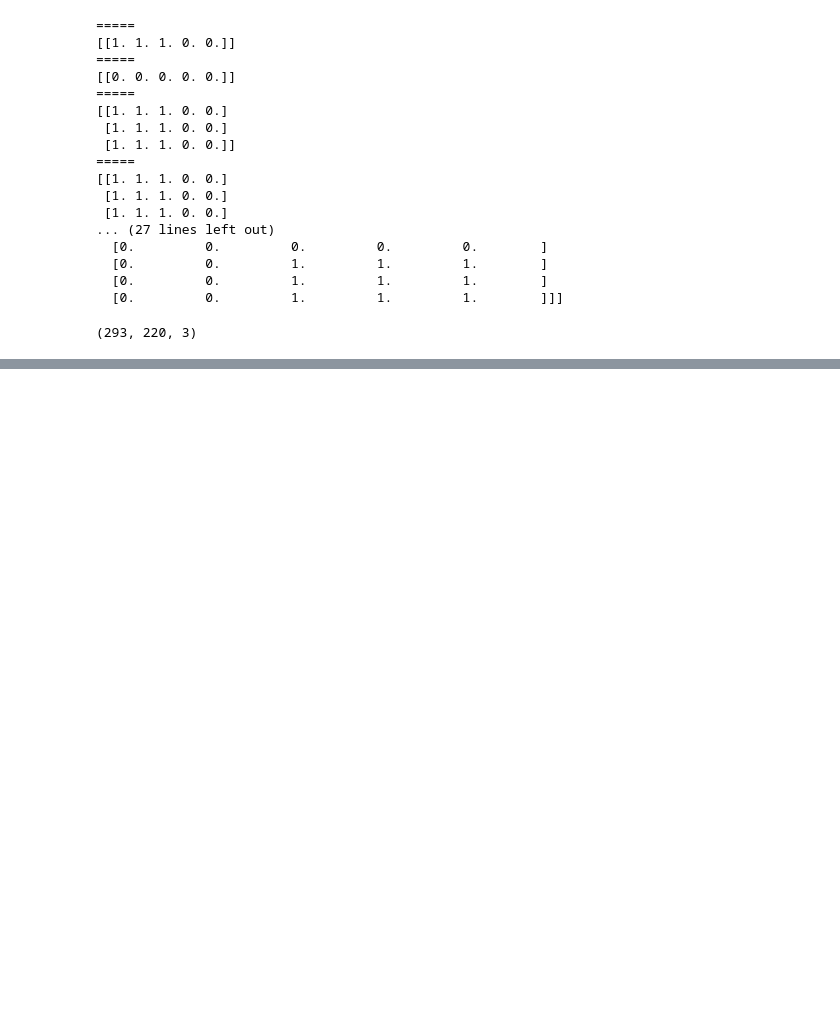
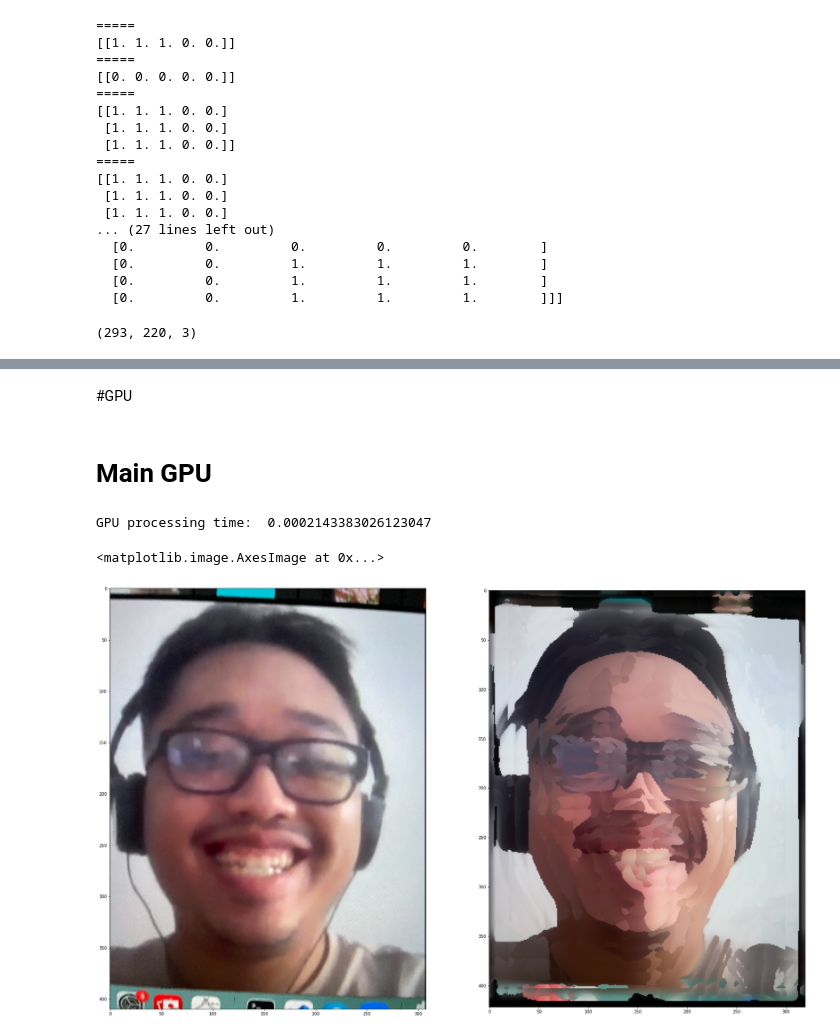
Before and after one commit to SonNNguyen/advancedhpc2022, a Jupyter notebook: Project.ipynb, the cells around one changed output, grey strips where cells are left out. Saved outputs shown, nothing was run; the diff lists cells and outputs as text; code cells hidden in the pictures; blank space fills up the shorter version.

```diff
--- a/Project.ipynb
+++ b/Project.ipynb
@@ -73,7 +73,7 @@ def conv2d(image, kernel):
         new_image = pad
     return new_image
 
-def Kuwahara(image, size):
+def Kuwahara(image, size, v_= None):
 
     image = image.astype(np.float64)
     output = np.zeros(image.shape)
@@ -124,13 +124,19 @@ def Kuwahara(image, size):
         mean[i] = conv2d(image, kernelstack[i]) 	                 # mean
         std[i] = conv2d(image**2, kernelstack[i]) - mean[i]**2 		 # variance
 
-    indices = np.argmin(std,0)
+    if v_ is not None:
+      indices = np.argmin(v_,0)
+      for i in range(image.shape[0]):
+          for k in range(image.shape[1]):
+              output[i,k] = mean[indices[i,k], i,k].astype('uint8')
+    else:
+      indices = np.argmin(std,0)
 
-    for i in range(image.shape[0]):
-        for k in range(image.shape[1]):
-            output[i,k] = mean[indices[i,k], i,k]
+      for i in range(image.shape[0]):
+          for k in range(image.shape[1]):
+              output[i,k] = mean[indices[i,k], i,k]
 
-    return output
+    return output, std
 # %%
 
 
@@ -266,0 +288,2 @@ ax2.imshow(original)
+# %% [markdown]
+#GPU
@@ -266,0 +409,45 @@ ax2.imshow(original)
+# %% [markdown]
+# Main GPU
+# %%
+
+import math
+
+img = plt.imread('test.jpg')
+
+img = img[::5, ::5]
+
+size = int(13)
+pad_size = size
+
+pad_size = int((size -1)/2)
+pad = np.zeros((img.shape[0] + size-1, img.shape[1] + size-1, 3))
+pad[pad_size:-pad_size, pad_size:-pad_size] = img
+
+h, w, _ = pad.shape
+
+hsv = cuda.device_array((3, h, w), img.dtype)
+rgb_out = cuda.device_array(pad.shape, img.dtype)
+
+blockSize = (32, 32)
+gridSize = (math.ceil((h)/blockSize[0]), math.ceil((w)/blockSize[1]))
+
+rgb_in = cuda.to_device(pad)
+
+rgb_to_hsv[gridSize, blockSize](rgb_in, hsv)
+
+
+start = time.time()
+Kuwahara_v[gridSize, blockSize](rgb_in, hsv, rgb_out, size)
+print('GPU processing time: ', time.time()-start)
+
+output = rgb_out.copy_to_host()
+fig = plt.figure(figsize=(30, 60))
+# fig.figure(figsize=(10, 20)
+ax1 = fig.add_subplot(1,2,2)
+ax1.imshow(output)
+ax2 = fig.add_subplot(1,2,1)
+ax2.imshow(img)
+# %% [output]
+GPU processing time:  0.0002143383026123047
+<matplotlib.image.AxesImage at 0x...>
+[figure, added]
```
Also changed, not shown: parts of 7 cells of this notebook, 2 other files.
